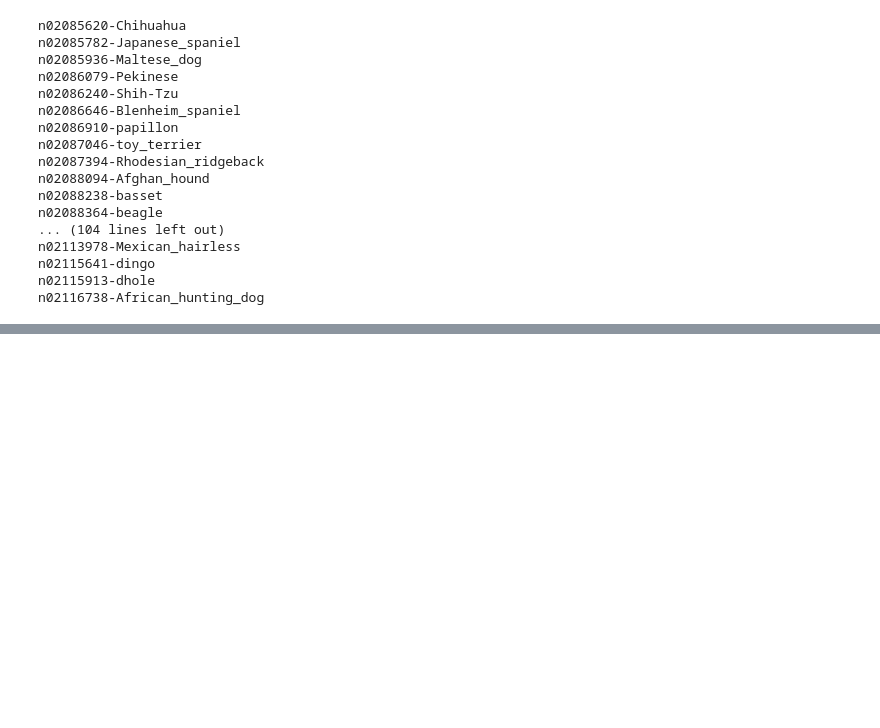
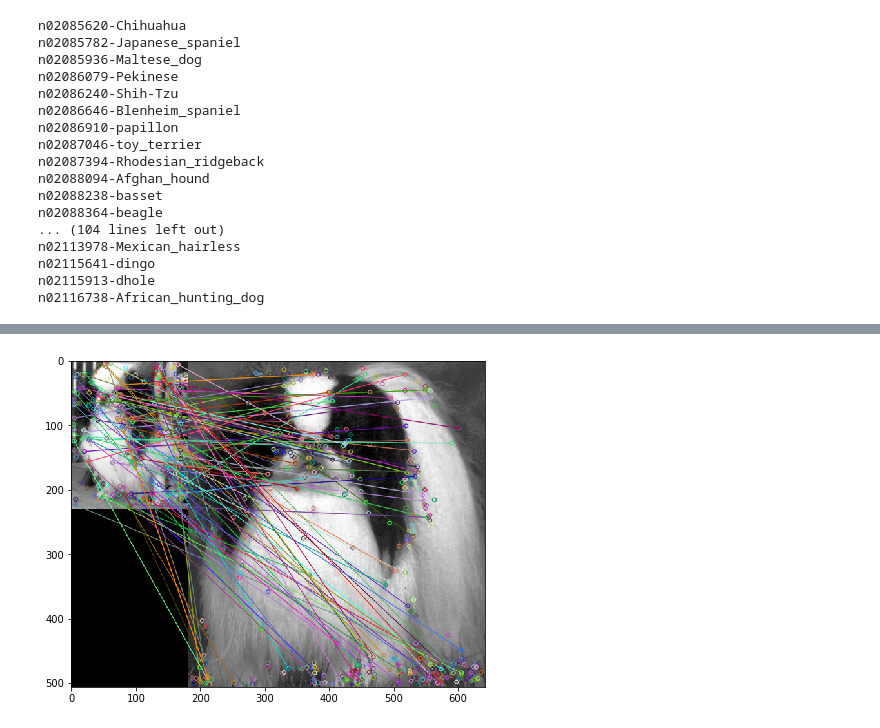
Before and after one commit to chmuths/projet_7, a Jupyter notebook: notebooks/Images-load.ipynb, the cells around one changed output, grey strips where cells are left out. Saved outputs shown, nothing was run; the diff lists cells and outputs as text; code cells hidden in the pictures; blank space fills up the shorter version.

```diff
--- a/notebooks/Images-load.ipynb
+++ b/notebooks/Images-load.ipynb
@@ -70,0 +188,21 @@ ImportError: DLL load failed: Le module spécifié est introuvable.
+# %%
+# create a BFMatcher object which will match up the SIFT features
+bf = cv2.BFMatcher(cv2.NORM_L2, crossCheck=True)
+
+matches = bf.match(dog1_desc, dog2_desc)
+
+# Sort the matches in the order of their distance.
+matches = sorted(matches, key = lambda x:x.distance)
+
+# draw the top N matches
+N_MATCHES = 100
+
+match_img = cv2.drawMatches(
+    dog1_img, dog1_kp,
+    dog2_img, dog2_kp,
+    matches[:N_MATCHES], dog2_img.copy(), flags=0)
+
+plt.figure(figsize=(12,6))
+plt.imshow(match_img);
+# %% [output]
+[figure, added]
```
Also changed, not shown: parts of 12 cells of this notebook, 1 other file.
